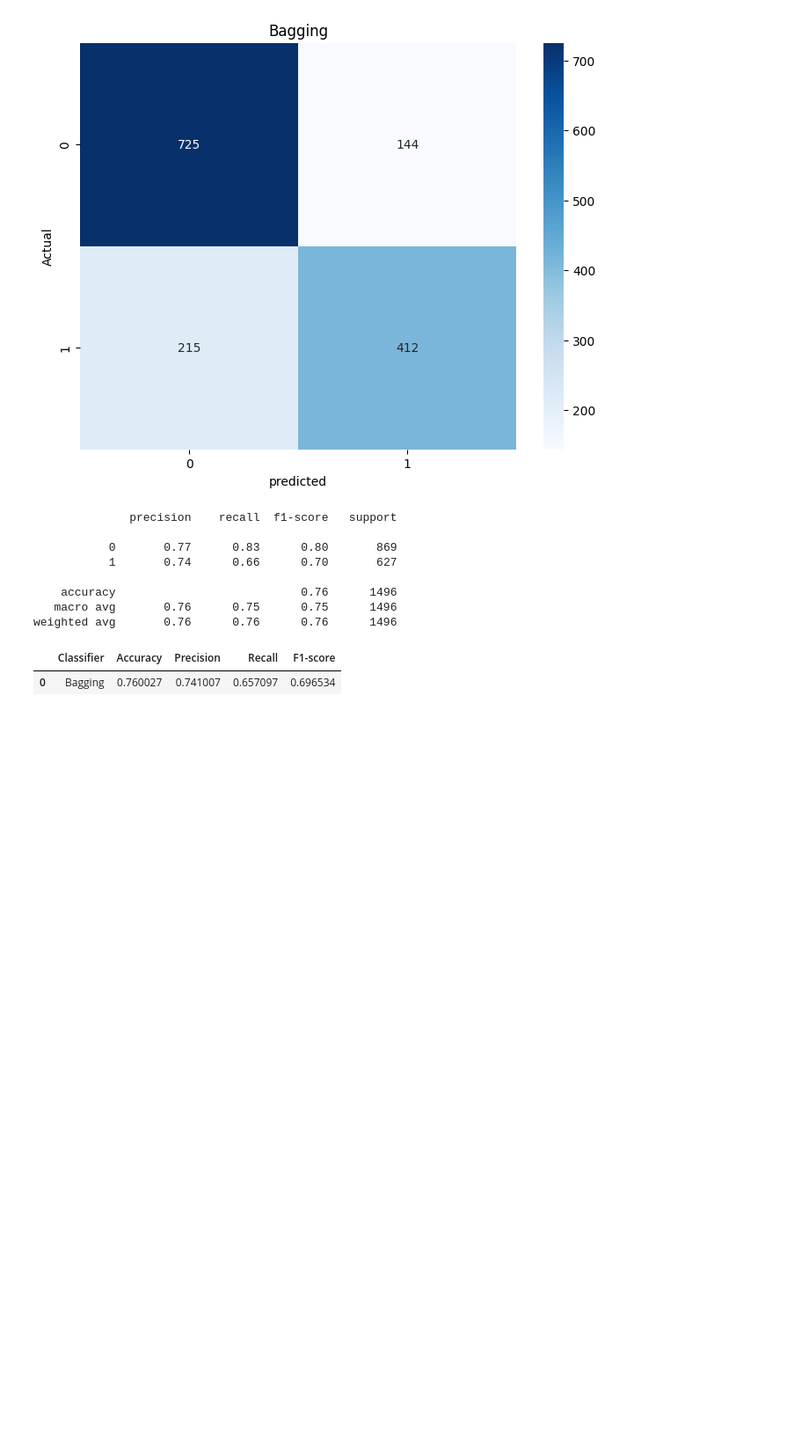
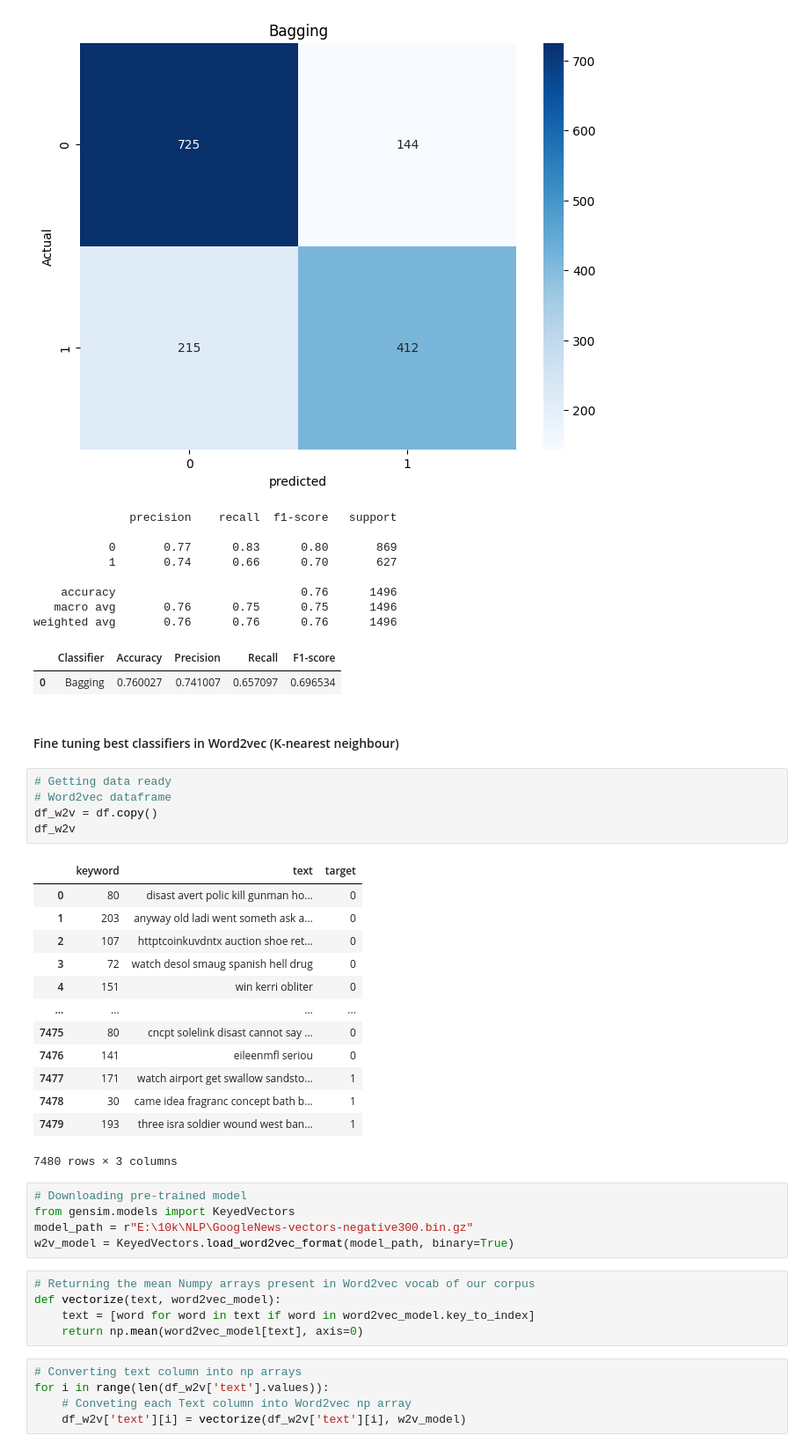
Before and after one commit to MoHassan01/NLP-Twitter-Disaster-Classifier, a Jupyter notebook: main.ipynb, the cells around one changed output. Shown at 88% size. Drawn from its saved outputs; the diff is of its cells as text; blank space fills up the shorter version.

```diff
--- a/main.ipynb
+++ b/main.ipynb
@@ -572,3 +572,39 @@ best_metrics_df
 weighted avg       0.76      0.76      0.76      1496
 |  | Classifier | Accuracy | Precision | Recall | F1-score |
 | 0 | Bagging | 0.760027 | 0.741007 | 0.657097 | 0.696534 |
+# %% [markdown]
+#### Fine tuning best classifiers in Word2vec (K-nearest neighbour)
+# %%
+# Getting data ready
+# Word2vec dataframe
+df_w2v = df.copy()
+df_w2v
+# %% [output]
+|  | keyword | text | target |
+| 0 | 80 | disast avert polic kill gunman ho... | 0 |
+| 1 | 203 | anyway old ladi went someth ask a... | 0 |
+| 2 | 107 | httptcoinkuvdntx auction shoe ret... | 0 |
+| 3 | 72 | watch desol smaug spanish hell drug | 0 |
+| 4 | 151 | win kerri obliter | 0 |
+| ... | ... | ... | ... |
+| 7475 | 80 | cncpt solelink disast cannot say ... | 0 |
+| 7476 | 141 | eileenmfl seriou | 0 |
+| 7477 | 171 | watch airport get swallow sandsto... | 1 |
+| 7478 | 30 | came idea fragranc concept bath b... | 1 |
+| 7479 | 193 | three isra soldier wound west ban... | 1 |
+7480 rows × 3 columns
+# %%
+# Downloading pre-trained model
+from gensim.models import KeyedVectors
+model_path = r"E:\10k\NLP\GoogleNews-vectors-negative300.bin.gz"
+w2v_model = KeyedVectors.load_word2vec_format(model_path, binary=True)
+# %%
+# Returning the mean Numpy arrays present in Word2vec vocab of our corpus
+def vectorize(text, word2vec_model):
+    text = [word for word in text if word in word2vec_model.key_to_index]
+    return np.mean(word2vec_model[text], axis=0)
+# %%
+# Converting text column into np arrays
+for i in range(len(df_w2v['text'].values)):
+    # Conveting each Text column into Word2vec np array
+    df_w2v['text'][i] = vectorize(df_w2v['text'][i], w2v_model)
```
Also changed, not shown: parts of 11 cells of this notebook.
